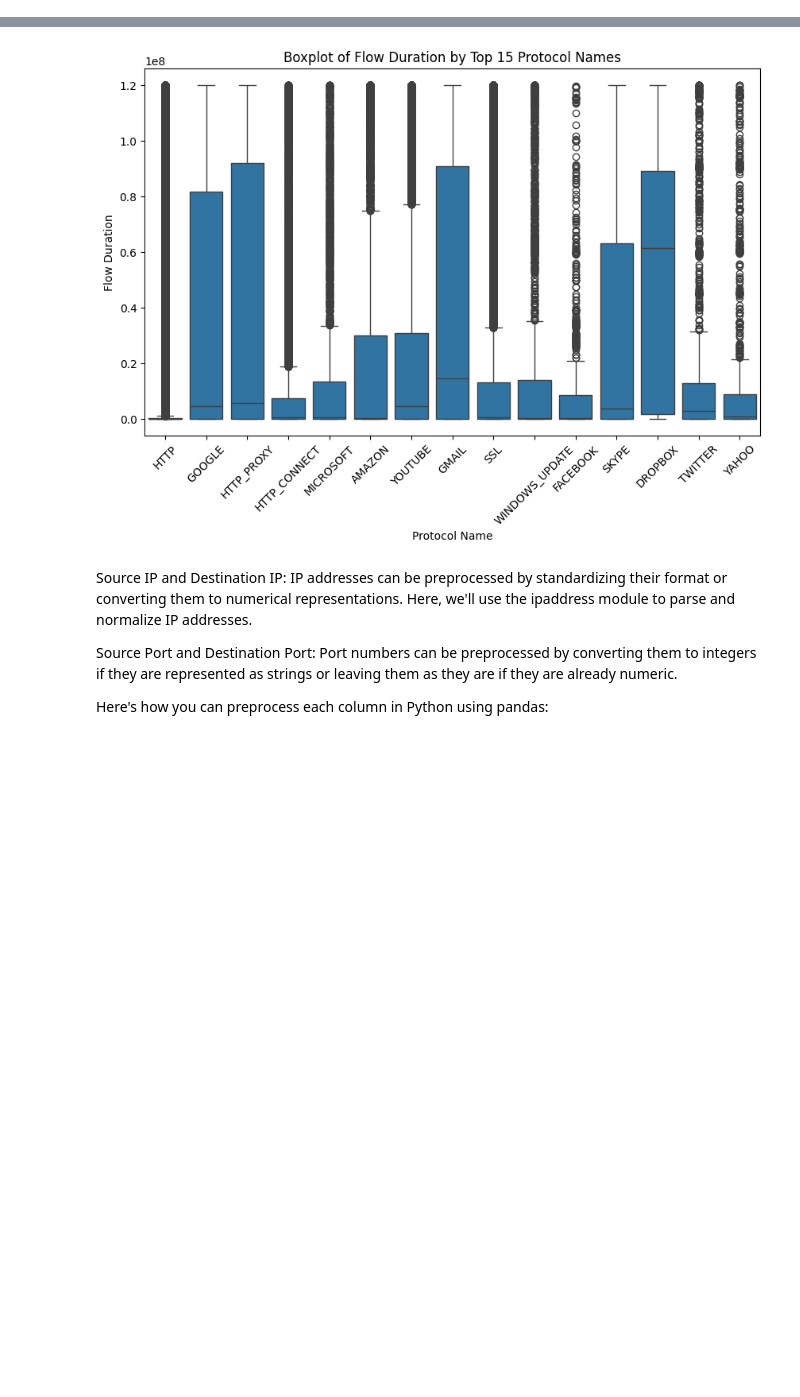
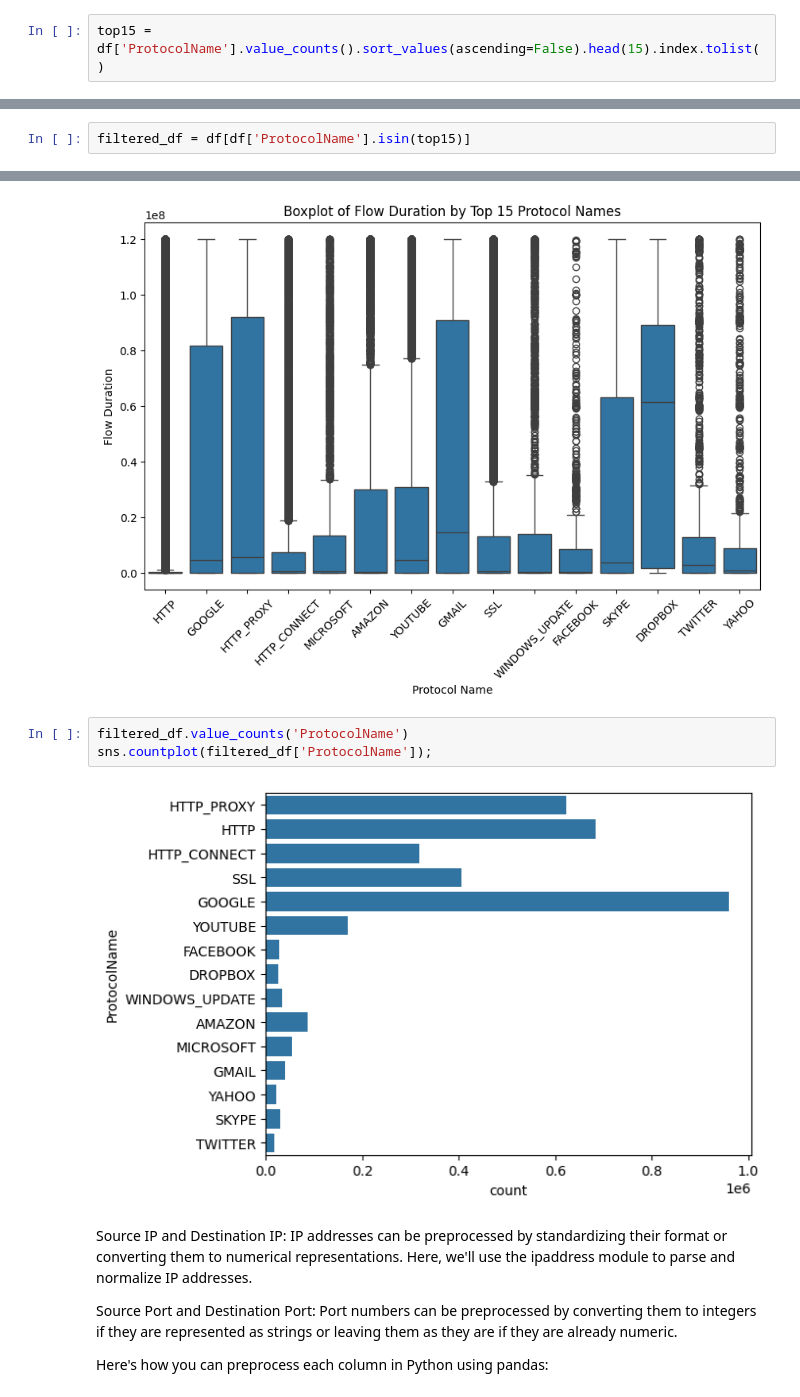
Before and after one commit to ackerman23/network-traffic-, a Jupyter notebook: main2.ipynb, the cells around one changed output, grey strips where cells are left out. Saved outputs shown, nothing was run; the diff lists cells and outputs as text; blank space fills up the shorter version.

```diff
--- a/main2.ipynb
+++ b/main2.ipynb
@@ -183,3 +179,5 @@ NameError: name 'df' is not defined
+# %%
+top15 = df['ProtocolName'].value_counts().sort_values(ascending=False).head(15).index.tolist()
 # %%
 ## Let's check the columns names in a clear array to have a quick insight
 
@@ -262,3 +268,5 @@ df.head()
+# %%
+filtered_df = df[df['ProtocolName'].isin(top15)]
 # %% [markdown]
 Since the data is very huge we'll do the undersample of the data, by taking a subset of the data, in our case we'll take 10%
 # %%
@@ -353,6 +325,11 @@ plt.xticks(rotation=45)
 plt.show()
 # %% [output]
 [figure]
+# %%
+filtered_df.value_counts('ProtocolName')
+sns.countplot(filtered_df['ProtocolName']);
+# %% [output]
+[figure, added]
 # %% [markdown]
 Source IP and Destination IP: IP addresses can be preprocessed by standardizing their format or converting them to numerical representations. Here, we'll use the ipaddress module to parse and normalize IP addresses.
 
```
Also changed, not shown: parts of 75 cells of this notebook.
